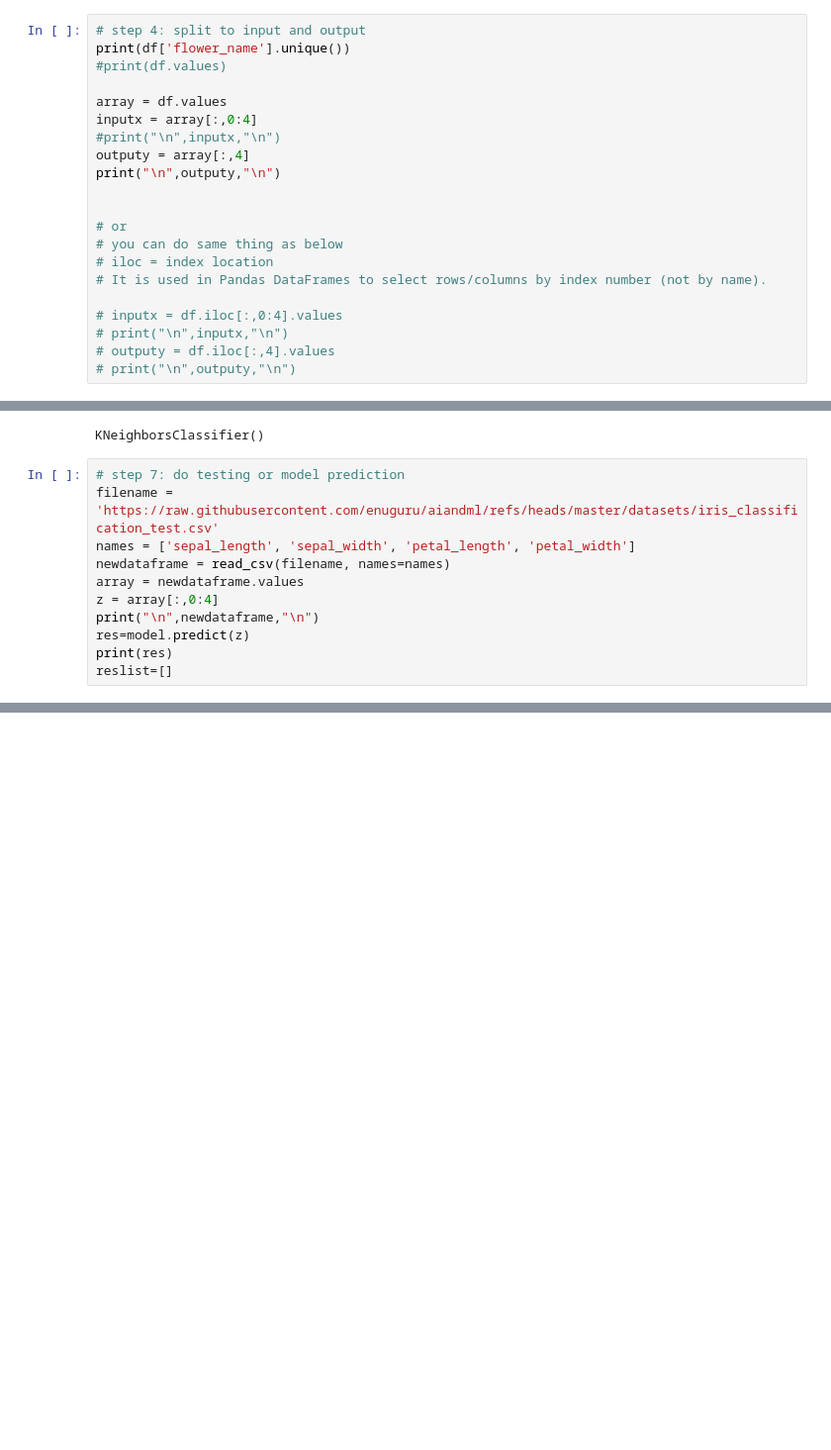
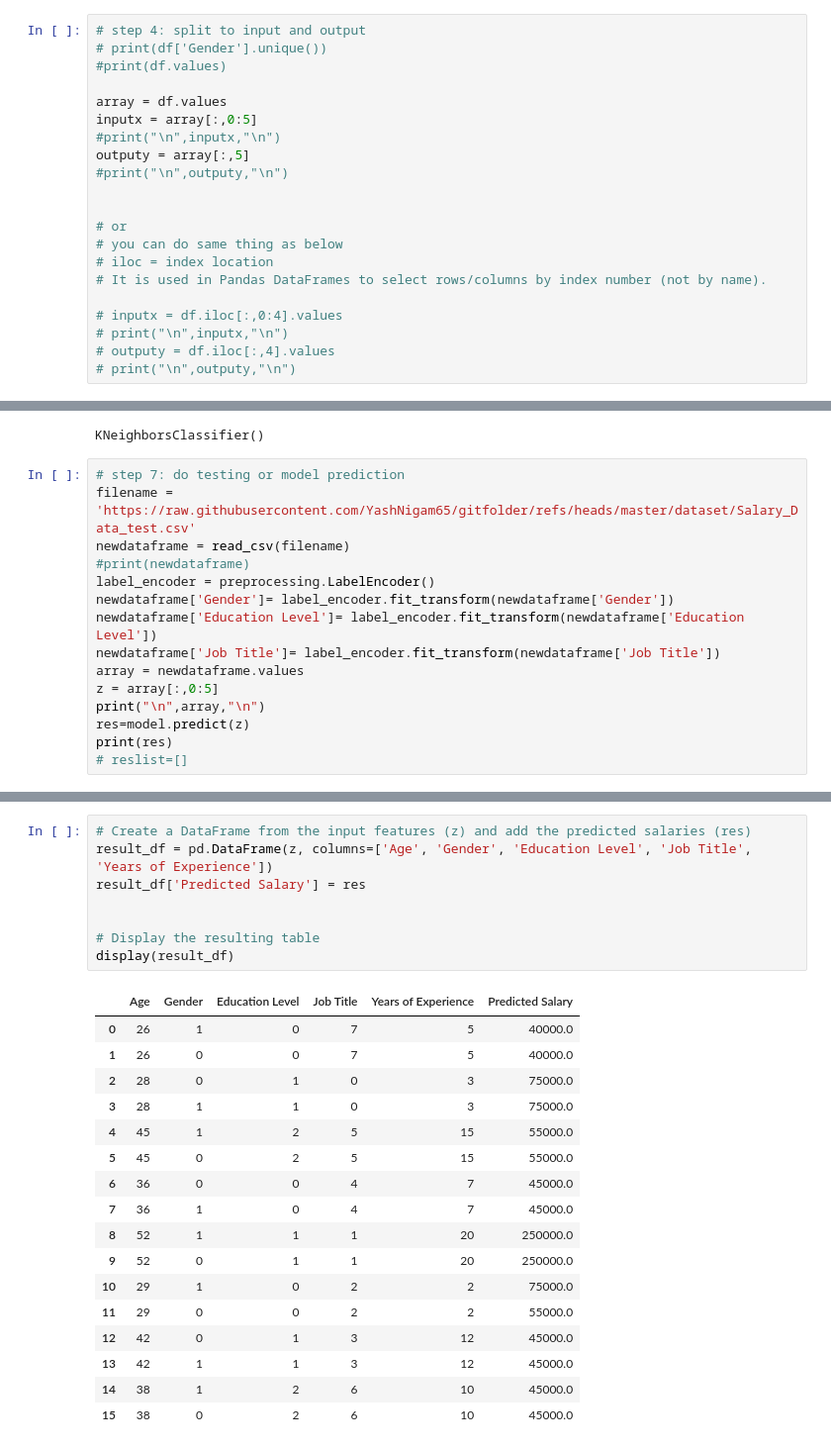
Before and after one commit to YashNigam65/gitfolder, a Jupyter notebook: notebook/supervised_classification/employee_salary_prediction.ipynb, the cells around one changed output, grey strips where cells are left out. Shown: that part at 99% size. Saved outputs shown, nothing was run; the diff lists cells and outputs as text; blank space fills up the shorter version.

```diff
--- a/notebook/supervised_classification/employee_salary_prediction.ipynb
+++ b/notebook/supervised_classification/employee_salary_prediction.ipynb
@@ -91,13 +97,13 @@ display(df)
 # %%
 # step 4: split to input and output
-print(df['flower_name'].unique())
+# print(df['Gender'].unique())
 #print(df.values)
 
 array = df.values
-inputx = array[:,0:4]
+inputx = array[:,0:5]
 #print("\n",inputx,"\n")
-outputy = array[:,4]
-print("\n",outputy,"\n")
+outputy = array[:,5]
+#print("\n",outputy,"\n")
 
 
 # or
@@ -138,13 +134,17 @@ model.fit(inputx,outputy)
 KNeighborsClassifier()
 # %%
 # step 7: do testing or model prediction
-filename = 'https://raw.githubusercontent.com/enuguru/aiandml/refs/heads/master/datasets/iris_classification_test.csv'
-names = ['sepal_length', 'sepal_width', 'petal_length', 'petal_width']
-newdataframe = read_csv(filename, names=names)
+filename = 'https://raw.githubusercontent.com/YashNigam65/gitfolder/refs/heads/master/dataset/Salary_Data_test.csv'
+newdataframe = read_csv(filename)
+#print(newdataframe)
+label_encoder = preprocessing.LabelEncoder()
+newdataframe['Gender']= label_encoder.fit_transform(newdataframe['Gender'])
+newdataframe['Education Level']= label_encoder.fit_transform(newdataframe['Education Level'])
+newdataframe['Job Title']= label_encoder.fit_transform(newdataframe['Job Title'])
 array = newdataframe.values
-z = array[:,0:4]
-print("\n",newdataframe,"\n")
+z = array[:,0:5]
+print("\n",array,"\n")
 res=model.predict(z)
 print(res)
-reslist=[]
+# reslist=[]
 # %% [output]
@@ -188,0 +170,26 @@ Iris_Setosa  Iris_Setosa  Iris_Setosa  Iris_Setosa  Iris_Setosa  Iris_Versicolor
+# %%
+# Create a DataFrame from the input features (z) and add the predicted salaries (res)
+result_df = pd.DataFrame(z, columns=['Age', 'Gender', 'Education Level', 'Job Title', 'Years of Experience'])
+result_df['Predicted Salary'] = res
+
+
+# Display the resulting table
+display(result_df)
+# %% [output]
+|  | Age | Gender | Education Level | Job Title | Years of Experience | Predicted Salary |
+| 0 | 26 | 1 | 0 | 7 | 5 | 40000.0 |
+| 1 | 26 | 0 | 0 | 7 | 5 | 40000.0 |
+| 2 | 28 | 0 | 1 | 0 | 3 | 75000.0 |
+| 3 | 28 | 1 | 1 | 0 | 3 | 75000.0 |
+| 4 | 45 | 1 | 2 | 5 | 15 | 55000.0 |
+| 5 | 45 | 0 | 2 | 5 | 15 | 55000.0 |
+| 6 | 36 | 0 | 0 | 4 | 7 | 45000.0 |
+| 7 | 36 | 1 | 0 | 4 | 7 | 45000.0 |
+| 8 | 52 | 1 | 1 | 1 | 20 | 250000.0 |
+| 9 | 52 | 0 | 1 | 1 | 20 | 250000.0 |
+| 10 | 29 | 1 | 0 | 2 | 2 | 75000.0 |
+| 11 | 29 | 0 | 0 | 2 | 2 | 55000.0 |
+| 12 | 42 | 0 | 1 | 3 | 12 | 45000.0 |
+| 13 | 42 | 1 | 1 | 3 | 12 | 45000.0 |
+| 14 | 38 | 1 | 2 | 6 | 10 | 45000.0 |
+| 15 | 38 | 0 | 2 | 6 | 10 | 45000.0 |
```
Also changed, not shown: parts of 7 cells of this notebook.
